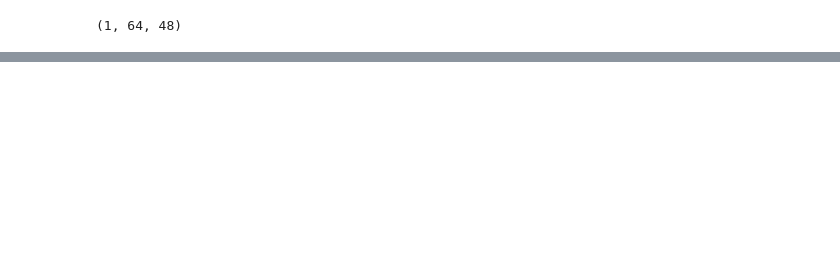
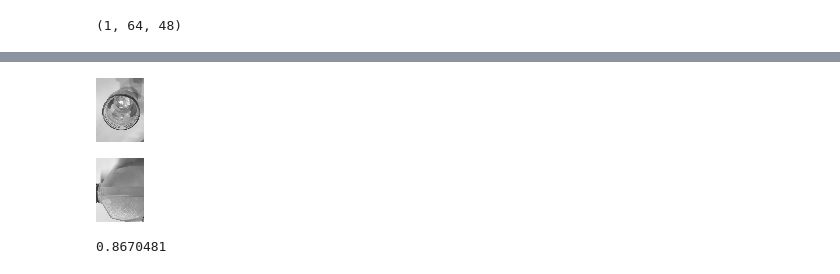
Before and after one commit to sipocz/Garbage_Classification, a Jupyter notebook: Garbage_model_usage.ipynb, the cells around one changed output, grey strips where cells are left out. Cells and saved outputs as stored; diff of their text form; code cells hidden in the pictures; blank space fills up the shorter version.

```diff
--- a/Garbage_model_usage.ipynb
+++ b/Garbage_model_usage.ipynb
@@ -247,0 +277,3 @@ cv2_imshow(oo[0])
+# %%
+f1="./graf/glass/006.jpg"
+v2=embed_vector(f1)
@@ -247,0 +348,6 @@ cv2_imshow(oo[0])
+# %%
+def getsimilarity(fname1,fname2):
+    v1=embed_vector(fname1)
+    v2=embed_vector(fname2)
+    sim=cos_sim(v1[0],v2[0])
+    return (sim)
@@ -247,0 +365,9 @@ cv2_imshow(oo[0])
+# %%
+f1="./graf/glass/006.jpg"
+f2="./graf/plastic/004.jpg"
+
+getsimilarity(f1,f2)
+# %% [output]
+[figure, added]
+[figure, added]
+0.8670481
```
Also changed, not shown: parts of 24 cells of this notebook.
